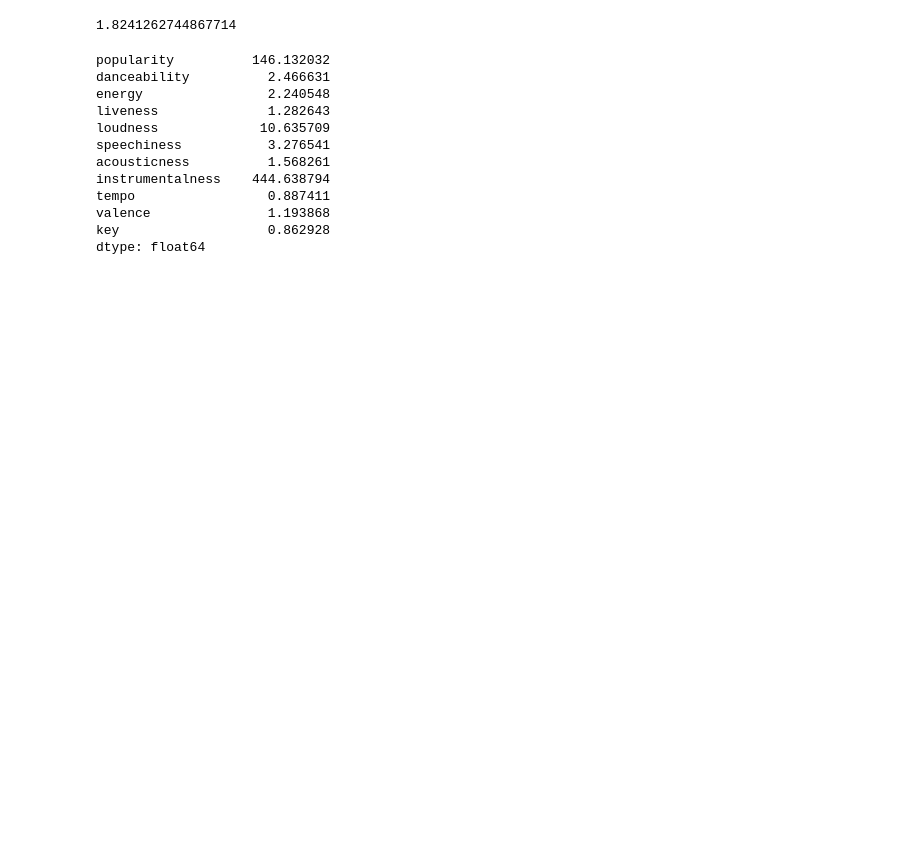
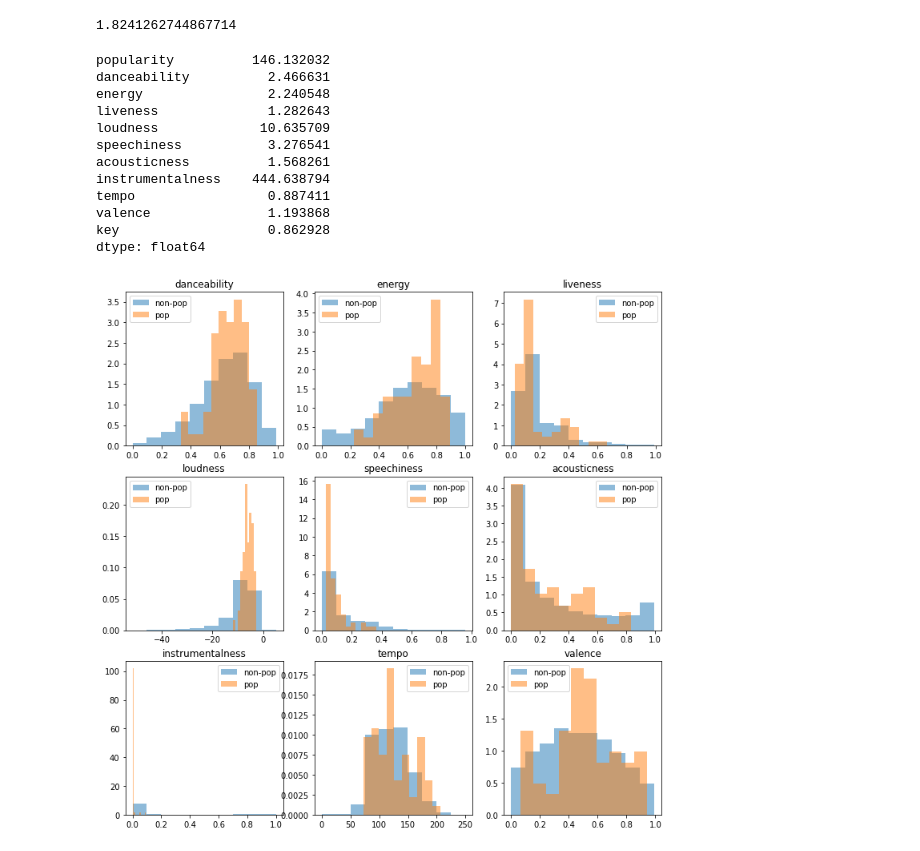
Before and after one commit to dominikglandorf/spotify-analysis, a Jupyter notebook: exp/005_F-tests.ipynb, the cells around one changed output. Cells and saved outputs as stored; diff of their text form; code cells hidden in the pictures; blank space fills up the shorter version.

Commit message:
add plots for variances

```diff
--- a/exp/005_F-tests.ipynb
+++ b/exp/005_F-tests.ipynb
@@ -10,6 +8,3 @@ import seaborn as sns
 # %%
-path = "../dat/tracks.csv"
-data = pd.read_csv(path)
-print(data.head)
+data = pd.read_csv("../dat/tracks.csv")
 data = data.drop(columns=['Unnamed: 0'])
-data.columns
@@ -38,5 +11,8 @@ Index(['id', 'name', 'popularity', 'danceability', 'energy', 'liveness',
 # %%
-pop_songs = data[data["popularity"] > 90]
-non_pop_songs = data[data["popularity"] <= 90]
-non_pop_songs.var()["danceability"]/ pop_songs.var()["danceability"]
+threshold = 90
+pop = data['popularity'] >= threshold
+non_pop = data['popularity'] < threshold
+pop_songs = data[pop]
+non_pop_songs = data[non_pop]
+non_pop_songs["danceability"].var() / pop_songs["danceability"].var()
 # %% [output]
@@ -63,3 +39,16 @@ tempo                 0.887411
 valence               1.193868
 key                   0.862928
 dtype: float64
+# %%
+fig, axes = plt.subplots(3, 3, figsize=(12,12))
+data2 = data.drop(columns=['id', 'name', 'key', 'popularity'])
+
+for (i, ax) in enumerate(axes.ravel()):
+    col = data2.columns[i]
+    ax.hist(data2.loc[non_pop, col], bins=10, alpha=0.5, label="non-pop", density=True)
+    ax.hist(data2.loc[pop, col], bins=10, alpha=0.5, label="pop",density=True)
+    ax.legend()
+    ax.set_title(col)
+plt.show()
+# %% [output]
+[figure, added]
```
Also changed, not shown: parts of 4 cells of this notebook, 1 other file.
